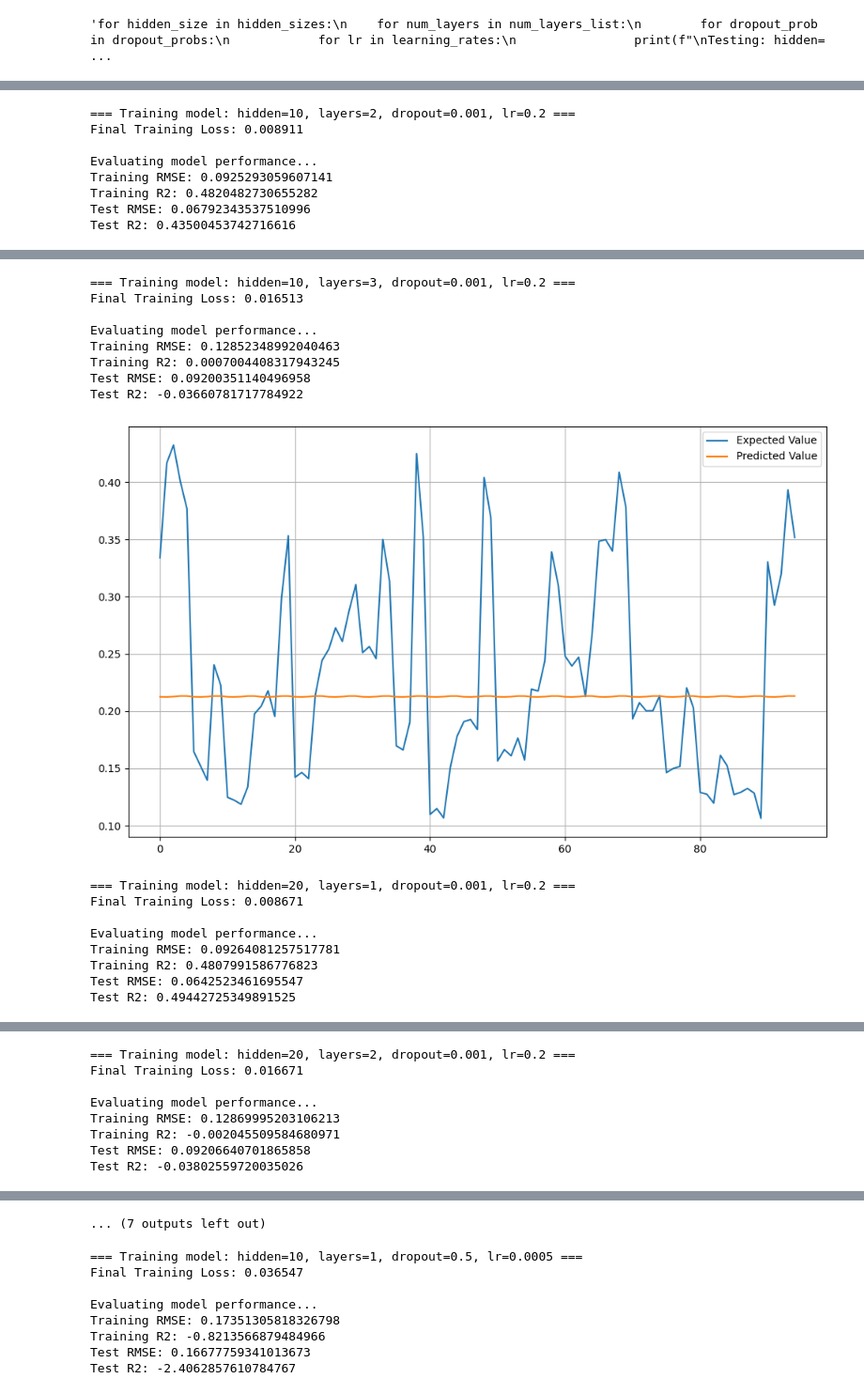
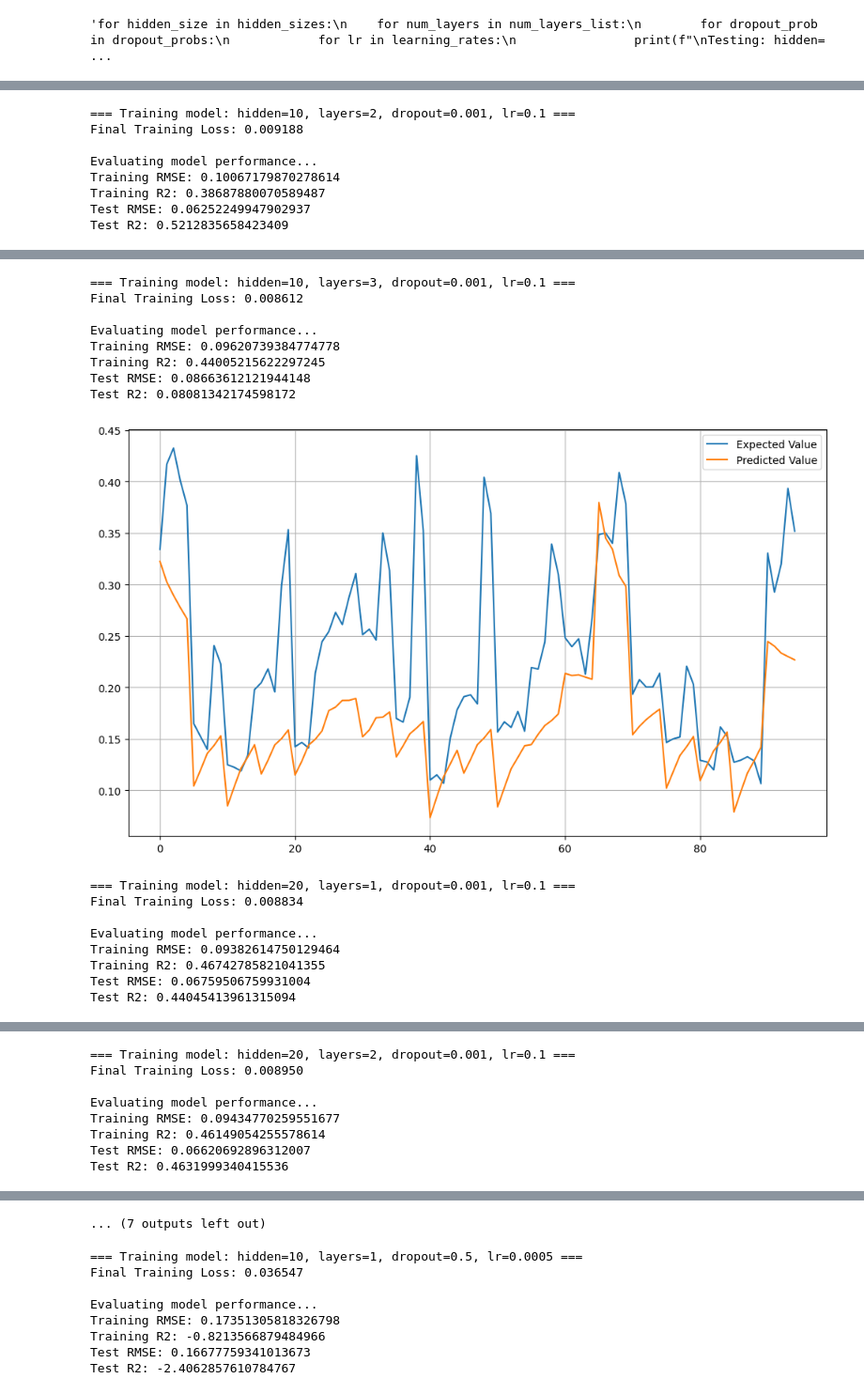
Before and after one commit to azou0/IFN580-Assignment-2, a Jupyter notebook: task3.ipynb, the cells around one changed output, grey strips where cells are left out. Shown at 94% size. Saved outputs shown, nothing was run; the diff lists cells and outputs as text; code cells hidden in the pictures.

Commit message:
tuned model using num_epochs = 50 and 100.

```diff
--- a/task3.ipynb
+++ b/task3.ipynb
@@ -345,9 +345,8 @@ num_layers_list = [n for n in range(1, 4)]
 dropout_probs = [0.001] #[round(p, 1) for p in np.arange(0.1, 0.4, 0.1)]
 
 # Learning rates:
-learning_rates = [0.2] #[round(r, 3) for r in np.arange(0.001, 0.005, 0.001)]
+learning_rates = [0.1] #[round(r, 3) for r in np.arange(0.001, 0.005, 0.001)]
 results = []
-
 
 best_mse = float("inf")
 best_params = None
@@ -374,7 +373,7 @@ for hidden_size in hidden_sizes:
                 optimizer = torch.optim.Adam(model.parameters(), lr=lr)
 
                 # Training loop
-                num_epochs = 300
+                num_epochs = 100
                 for epoch in range(num_epochs):
                     model.train()
                     optimizer.zero_grad()
@@ -420,8 +419,8 @@ Test R2: 0.44571330954140687
-=== Training model: hidden=10, layers=2, dropout=0.001, lr=0.2 ===
-Final Training Loss: 0.008911
+=== Training model: hidden=10, layers=2, dropout=0.001, lr=0.1 ===
+Final Training Loss: 0.009188
 
 Evaluating model performance...
-Training RMSE: 0.0925293059607141
-Training R2: 0.4820482730655282
-Test RMSE: 0.06792343537510996
-Test R2: 0.43500453742716616
+Training RMSE: 0.10067179870278614
+Training R2: 0.38687880070589487
+Test RMSE: 0.06252249947902937
+Test R2: 0.5212835658423409
@@ -429,17 +428,17 @@ Test R2: 0.43500453742716616
-=== Training model: hidden=10, layers=3, dropout=0.001, lr=0.2 ===
-Final Training Loss: 0.016513
+=== Training model: hidden=10, layers=3, dropout=0.001, lr=0.1 ===
+Final Training Loss: 0.008612
 
 Evaluating model performance...
-Training RMSE: 0.12852348992040463
-Training R2: 0.0007004408317943245
-Test RMSE: 0.09200351140496958
-Test R2: -0.03660781717784922
+Training RMSE: 0.09620739384774778
+Training R2: 0.44005215622297245
+Test RMSE: 0.08663612121944148
+Test R2: 0.08081342174598172
-[figure, old version]
+[figure, new version]
-=== Training model: hidden=20, layers=1, dropout=0.001, lr=0.2 ===
-Final Training Loss: 0.008671
+=== Training model: hidden=20, layers=1, dropout=0.001, lr=0.1 ===
+Final Training Loss: 0.008834
 
 Evaluating model performance...
-Training RMSE: 0.09264081257517781
-Training R2: 0.4807991586776823
-Test RMSE: 0.0642523461695547
-Test R2: 0.49442725349891525
+Training RMSE: 0.09382614750129464
+Training R2: 0.46742785821041355
+Test RMSE: 0.06759506759931004
+Test R2: 0.44045413961315094
@@ -447,8 +446,8 @@ Test R2: 0.49442725349891525
-=== Training model: hidden=20, layers=2, dropout=0.001, lr=0.2 ===
-Final Training Loss: 0.016671
+=== Training model: hidden=20, layers=2, dropout=0.001, lr=0.1 ===
+Final Training Loss: 0.008950
 
 Evaluating model performance...
-Training RMSE: 0.12869995203106213
-Training R2: -0.002045509584680971
-Test RMSE: 0.09206640701865858
-Test R2: -0.03802559720035026
+Training RMSE: 0.09434770259551677
+Training R2: 0.46149054255578614
+Test RMSE: 0.06620692896312007
+Test R2: 0.4631999340415536
```
Also changed, not shown: parts of 2 cells of this notebook.
